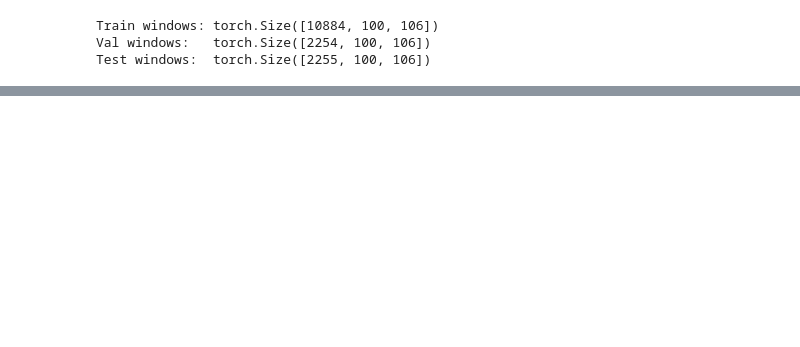
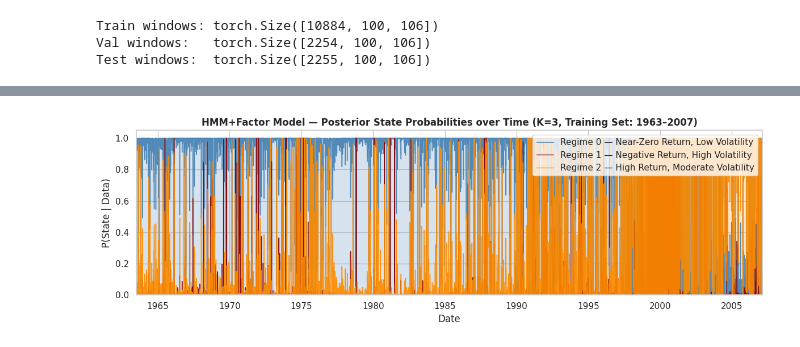
Before and after one commit to evucelic/Diplomski-Projekt, a Jupyter notebook: main.ipynb, the cells around one changed output, grey strips where cells are left out. Cells and saved outputs as stored; diff of their text form; code cells hidden in the pictures; blank space fills up the shorter version.

Commit message:
outputs with rerun and final 2 graphs

```diff
--- a/main.ipynb
+++ b/main.ipynb
@@ -845,3 +839,30 @@ HMM+Factor  3       0.790661     0.868539      1.150339      2208
 
 Note: PCA+HMM scores a 5-dim PC target — not directly comparable to 106-dim models.
 Note: HMMVAE reports an IW-ELBO lower bound, not exact log-likelihood.
+# %%
+sns.set_theme(style="whitegrid")
+
+gamma_A    = model_A["gamma"]
+plot_index = plot_idx
+
+fig, ax = plt.subplots(figsize=(12, 4))
+
+for k, (color, label) in enumerate([
+    ("steelblue",  "Regime 0 — Near-Zero Return, Low Volatility"),
+    ("darkred",    "Regime 1 — Negative Return, High Volatility"),
+    ("darkorange", "Regime 2 — High Return, Moderate Volatility"),
+]):
+    ax.plot(plot_index, gamma_A[:, k], label=label, color=color, alpha=0.9, lw=1)
+    ax.fill_between(plot_index, 0, gamma_A[:, k], color=color, alpha=0.22)
+
+ax.set_title("HMM+Factor Model — Posterior State Probabilities over Time (K=3, Training Set: 1963–2007)",
+             fontsize=12, fontweight="bold")
+ax.set_ylabel("P(State | Data)")
+ax.set_xlabel("Date")
+ax.set_xlim(plot_index.min(), plot_index.max())
+ax.set_ylim(0, 1.05)
+ax.legend(loc="upper right")
+plt.tight_layout()
+plt.show()
+# %% [output]
+[figure, added]
```
Also changed, not shown: parts of 9 cells of this notebook.
